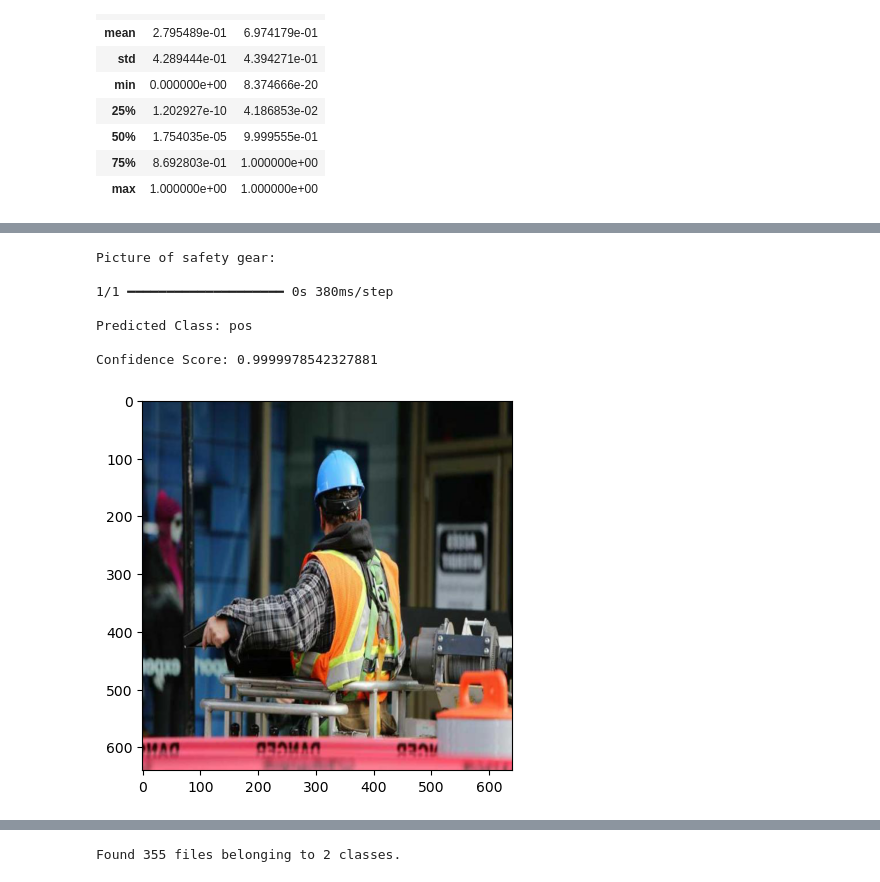
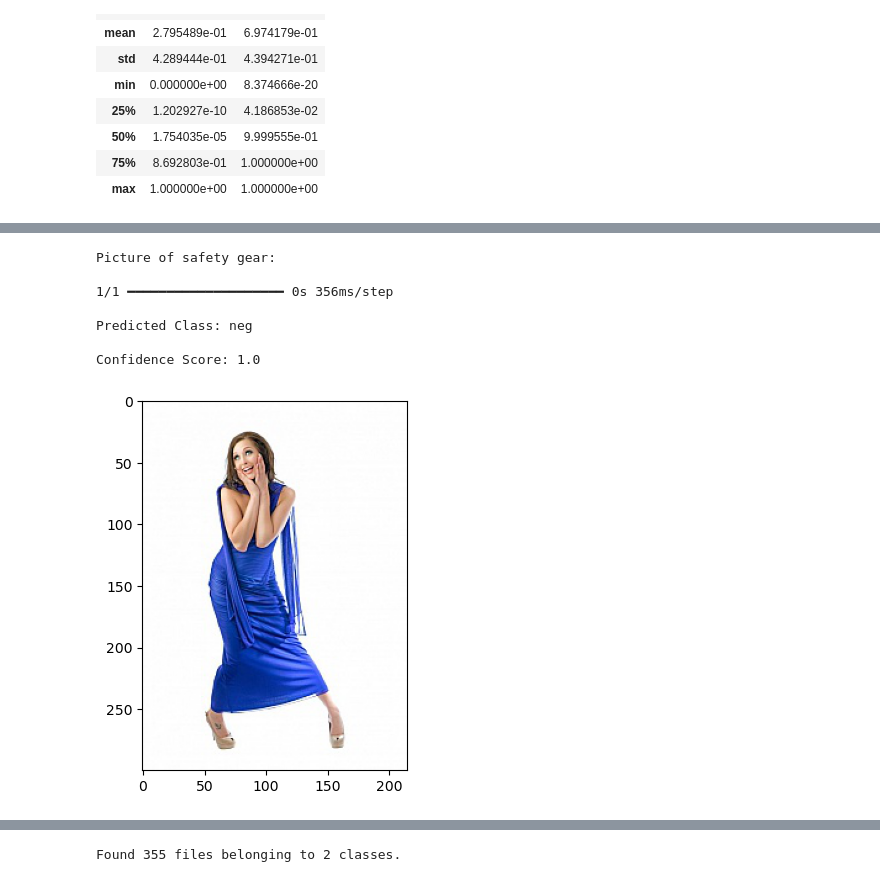
Before and after one commit to alfredoh90/Capstone3, a Jupyter notebook: Notebooks/validation.ipynb, the cells around one changed output, grey strips where cells are left out. Drawn from its saved outputs; the diff is of its cells as text; code cells hidden in the pictures.

```diff
--- a/Notebooks/validation.ipynb
+++ b/Notebooks/validation.ipynb
@@ -275,12 +314,12 @@ Confidence Score: 0.9984105825424194
 # %%
-pred_image('pos\helmet_jacket_07910.jpg')
+pred_image('neg\image_763.jpg')
 # %% [output]
 Picture of safety gear:
 
-1/1 ━━━━━━━━━━━━━━━━━━━━ 0s 380ms/step
+1/1 ━━━━━━━━━━━━━━━━━━━━ 0s 356ms/step
 
-Predicted Class: pos
+Predicted Class: neg
 
-Confidence Score: 0.9999978542327881
+Confidence Score: 1.0
-[figure, old version]
+[figure, new version]
 # %%
```
Also changed, not shown: parts of 41 cells of this notebook, 2 other files.
